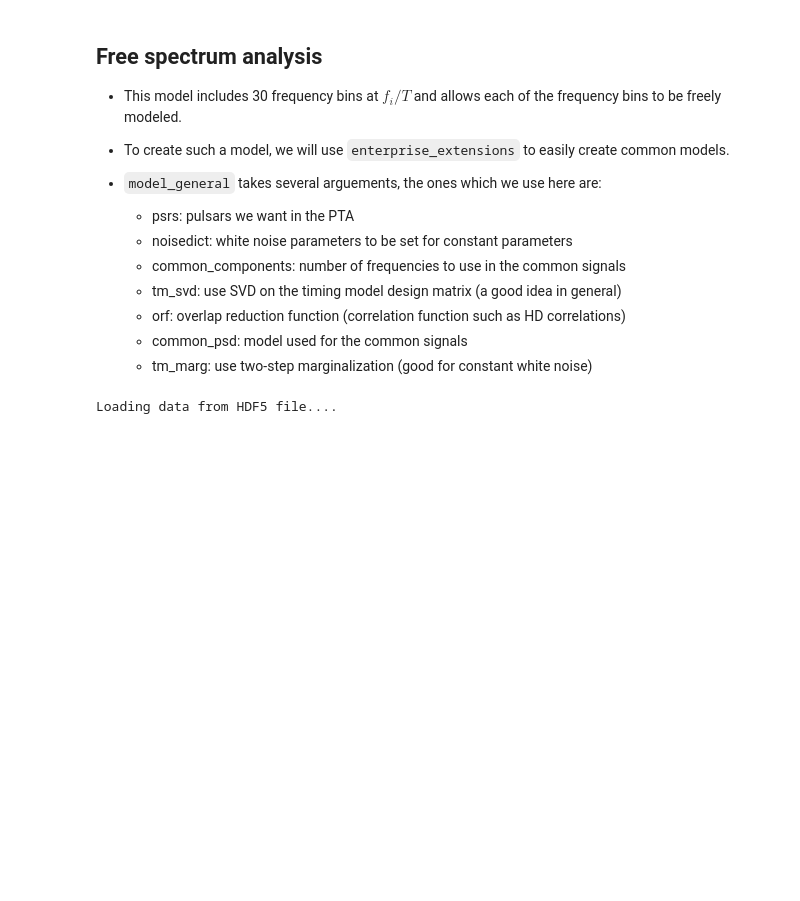
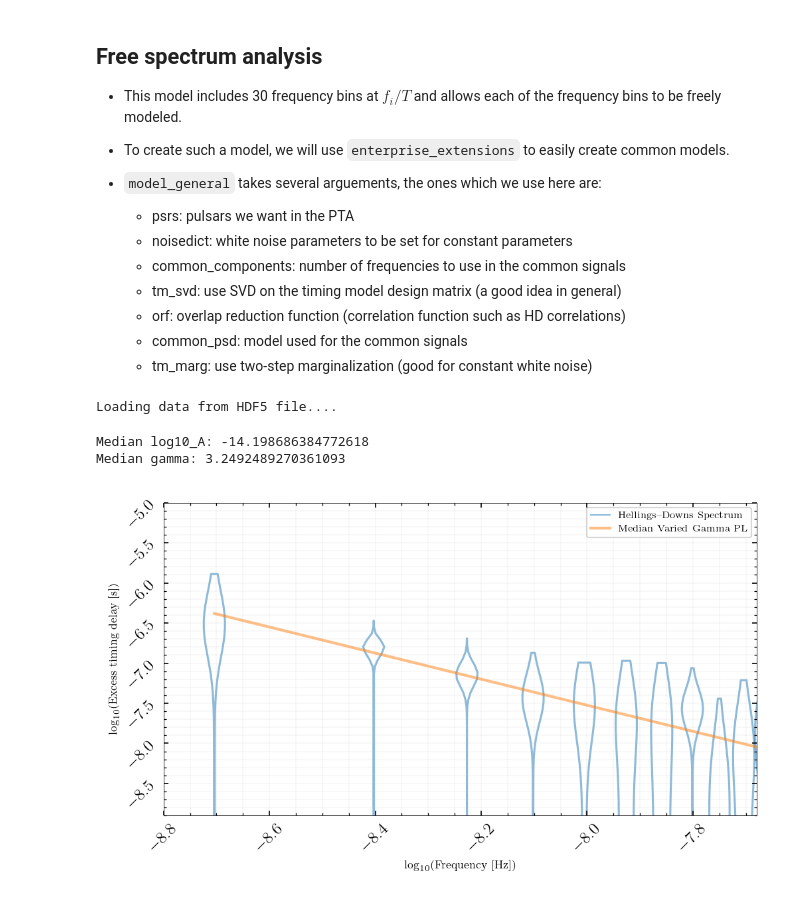
Before and after one commit to nanograv/15yr_stochastic_analysis, a Jupyter notebook: tutorials/parameter_est.ipynb, the cells around one changed output. Cells and saved outputs as stored; diff of their text form; code cells hidden in the pictures; blank space fills up the shorter version.

Commit message:
add fs + pl plot

```diff
--- a/tutorials/parameter_est.ipynb
+++ b/tutorials/parameter_est.ipynb
@@ -360,5 +359,60 @@ x0 = np.hstack([p.sample() for p in pta.params])
 # sampler.sample(x0, N, SCAMweight=30, AMweight=15, DEweight=50, )
 # %%
 hd_fs_core = core.Core(corepath=presampled + '/hd_30f_fs.core')
+hd_pl_core = core.Core(corepath=presampled + '/hd_14f_pl_vg.core')
 # %% [output]
 Loading data from HDF5 file....
+# %%
+# frequencies in 15yr dataset
+Tspan = 505861299.1401644
+freqs = np.arange(1,31)/Tspan
+
+hd_samples = [hd_fs_core.get_param('gw_hd_log10_rho_{}'.format(ii)) for ii in range(30)]
+median_log10_A = np.median(hd_pl_core.get_param('gw__log10_A'))
+median_gamma = np.median(hd_pl_core.get_param('gw__gamma'))
+
+pl_med = utils.powerlaw(f=np.repeat(freqs,2), log10_A=median_log10_A, gamma=median_gamma)[::2]
+
+print('Median log10_A:', median_log10_A)
+print('Median gamma:', median_gamma)
+# %% [output]
+Median log10_A: -14.198686384772618
+Median gamma: 3.2492489270361093
+# %%
+fig = plt.figure()
+ax = fig.add_subplot(111, rasterized=True)
+
+# plot violins
+v1 = ax.violinplot(hd_samples, positions=np.log10(freqs),
+                   widths=0.04, showextrema=False)
+# label the HD spectrum
+plt.plot([], [], color='C0', linestyle='solid',
+         label='Hellings--Downs Spectrum', alpha=0.5)
+
+# Make the violins look good B)
+for pc in v1['bodies']:
+    pc.set_facecolor('None')
+    pc.set_edgecolor('C0')
+    pc.set_linestyle('solid')
+    pc.set_alpha(0.5)
+    pc.set_linewidth(1.5)
+
+ax.set_ylim(-8.9,-5)
+ax.set_xlim(-8.8,-7.68)
+ax.grid(which='both',alpha=0.1)
+# plot the median power law
+ax.plot(np.log10(freqs), 0.5*np.log10(pl_med), color='C1', alpha=0.5, lw=2, label='Median Varied Gamma PL')
+
+ax.minorticks_on()
+ax.tick_params(which='both', direction='in', tick2On=True)
+
+plt.xticks(fontsize=12, rotation=45)
+plt.yticks(fontsize=12, rotation=45)
+plt.legend()
+
+ax.set_ylabel(r'$\log_{10}$(Excess timing delay [s])')
+ax.set_xlabel(r'$\log_{10}$(Frequency [Hz])')
+plt.tight_layout()
+plt.show()
+# %% [output]
+[figure, added]
```
Also changed, not shown: parts of 2 cells of this notebook.
